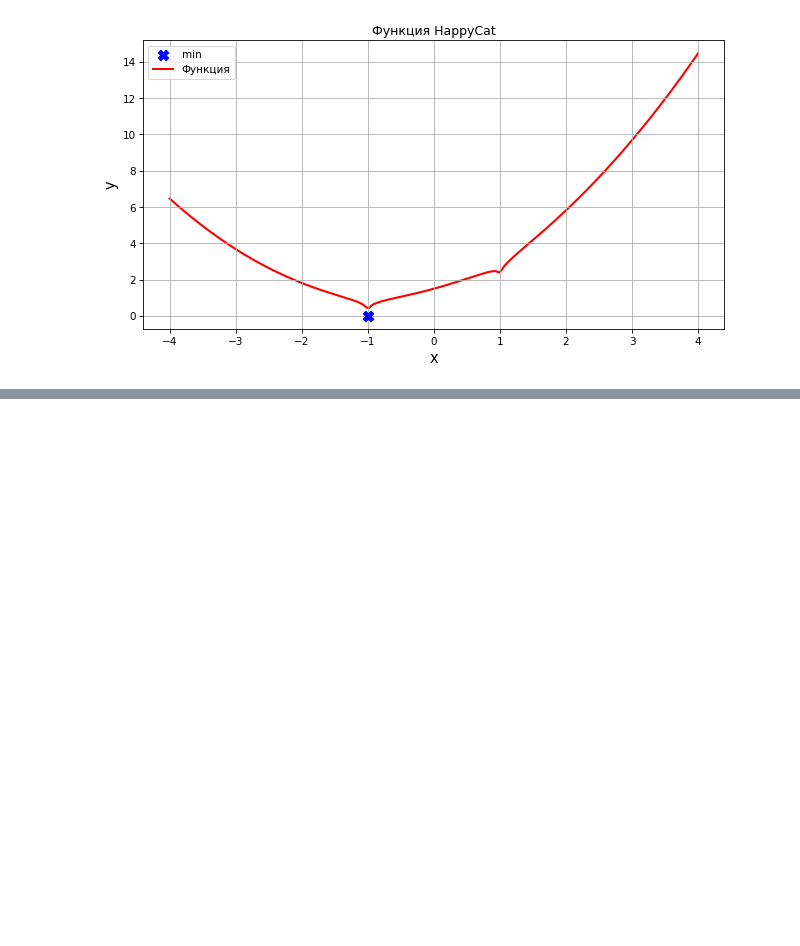
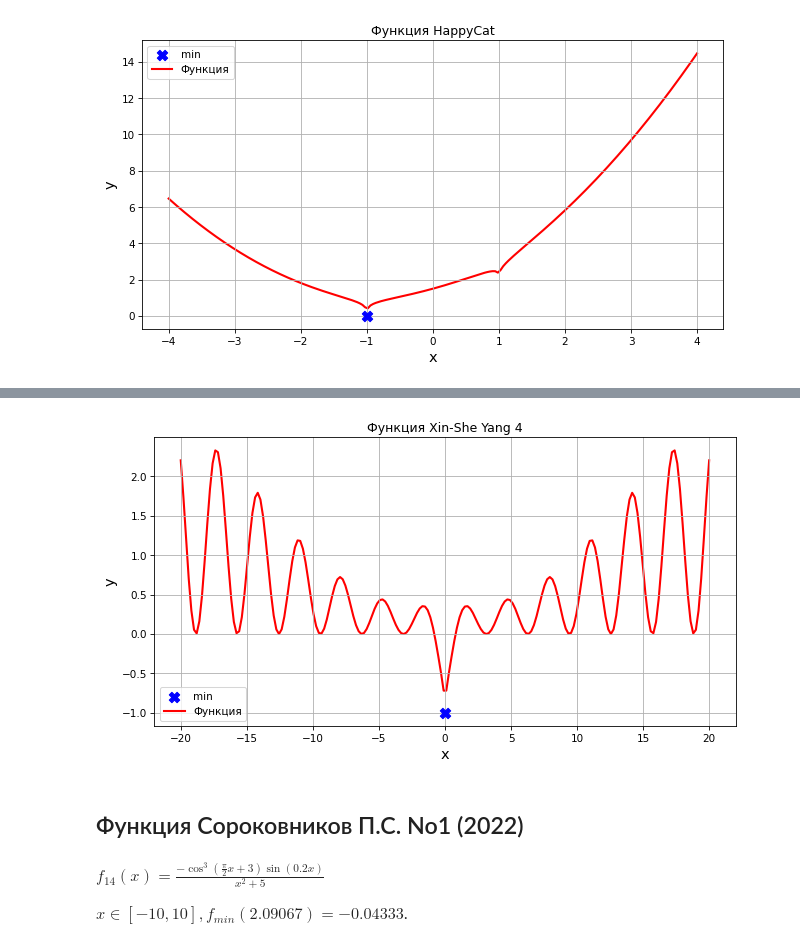
Before and after one commit to Allynik/examples-of-formulas, a Jupyter notebook: OKAiVD_Stepanov_Vyacheslav_BSV23_practice_1_01_22_02_2024.ipynb, the cells around one changed output, grey strips where cells are left out. Drawn from its saved outputs; the diff is of its cells as text; code cells hidden in the pictures; blank space fills up the shorter version.

```diff
--- a/OKAiVD_Stepanov_Vyacheslav_BSV23_practice_1_01_22_02_2024.ipynb
+++ b/OKAiVD_Stepanov_Vyacheslav_BSV23_practice_1_01_22_02_2024.ipynb
@@ -218,0 +289,10 @@ my_beautiful_func_graph(-4, 4, -1, 0, "HappyCat")
+# %%
+my_beautiful_func_graph(-20, 20, 0, -1, "Xin-She Yang 4")
+# %% [output]
+[figure, added]
+# %% [markdown]
+## Функция Сороковников П.С. No1 (2022)
+# %% [markdown]
+$ f_{14}(x) = \frac{-\cos^3(\frac{\pi}{2}x+3)\sin(0.2x)}{x^2+5} $
+
+$ x \in [-10, 10], f_{min}(2.09067) = -0.04333$.
```
Also changed, not shown: parts of 46 cells of this notebook.
